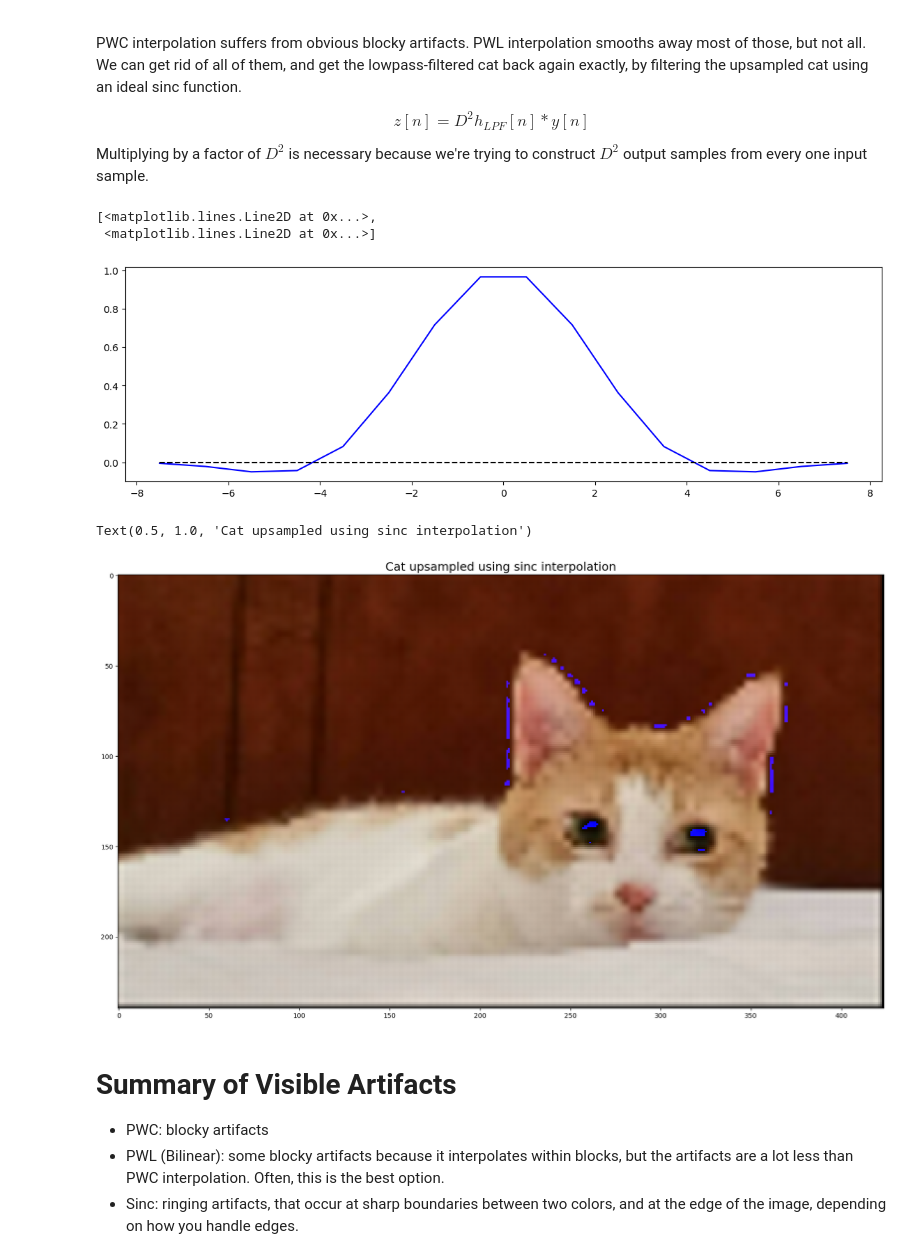
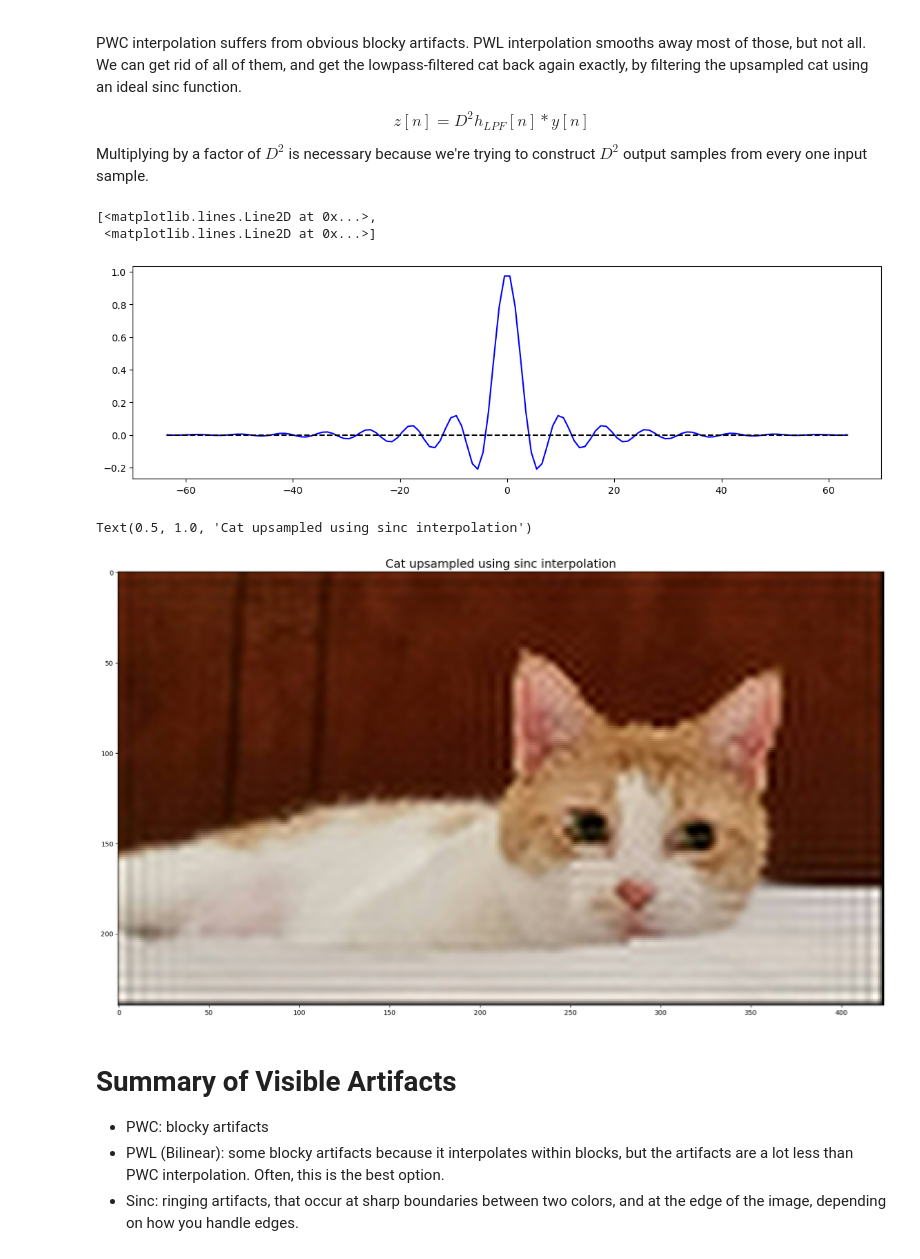
Before and after one commit to jhasegaw/ece401lecs, a Jupyter notebook: 23fall/lec07/lec07_jupyter.ipynb, the cells around one changed output. Cells and saved outputs as stored; diff of their text form; code cells hidden in the pictures.

```diff
--- a/23fall/lec07/lec07_jupyter.ipynb
+++ b/23fall/lec07/lec07_jupyter.ipynb
@@ -199,14 +199,14 @@ $$z[n]=D^2  h_{LPF}[n]\ast y[n]$$
 
 Multiplying by a factor of $D^2$ is necessary because we're trying to construct $D^2$ output samples from every one input sample.
 # %%
-n = np.arange(-7.5,8.5)
-lpf = np.hamming(16) * np.sin(np.pi*n/4) / (np.pi*n/4)
+n = np.arange(-63.5,64.5)
+lpf = np.hamming(128) * np.sinc(n/4)
 fig, ax = plt.subplots(1,1,figsize=(14,4))
 ax.plot(n,lpf, 'b-', n, np.zeros(n.shape), 'k--')
 # %% [output]
 [<matplotlib.lines.Line2D at 0x...>,
  <matplotlib.lines.Line2D at 0x...>]
-[figure, old version]
+[figure, new version]
 # %%
 
 cat_si=np.zeros((240,424,3),dtype='double')
@@ -217,11 +217,11 @@ for k in range(0,K):
     for n in range(0,423):
         cat_si[:,n,k]=np.convolve(tmp[:,n,k],lpf,mode='same')
 plt.figure(1,figsize=(int(424*0.05),int(240*0.05)))
-plt.imshow(cat_si.astype('uint8'))
+plt.imshow(np.minimum(255,np.maximum(0,cat_si)).astype('uint8'))
 plt.title('Cat upsampled using sinc interpolation',fontsize=18)
 # %% [output]
 Text(0.5, 1.0, 'Cat upsampled using sinc interpolation')
-[figure, old version]
+[figure, new version]
 # %% [markdown]
 # Summary of Visible Artifacts
 * PWC: blocky artifacts
```
Also changed, not shown: 49 other files.
